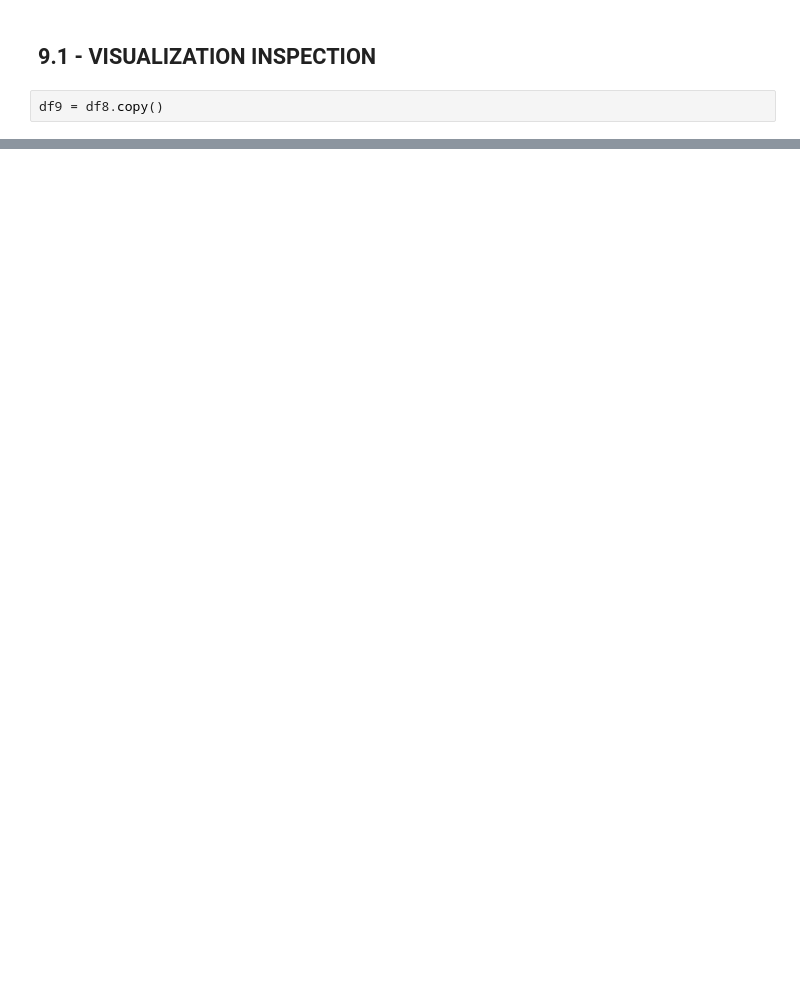
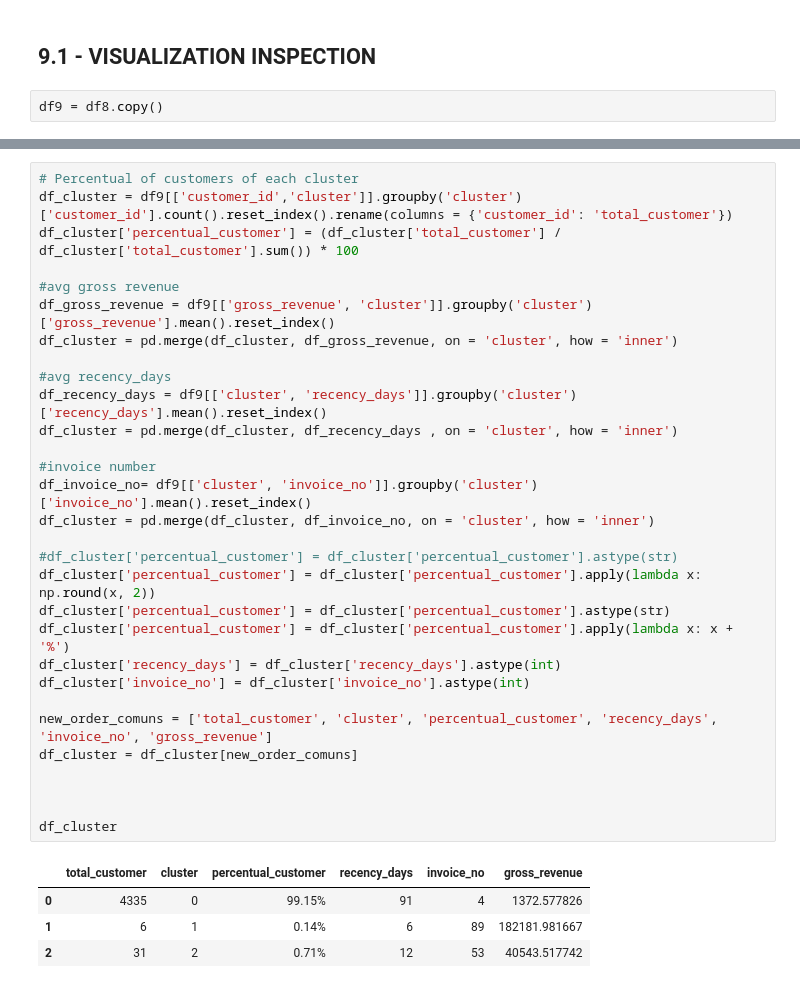
Before and after one commit to erickvieiras/customer_loyalty_program, a Jupyter notebook: notebook/clustering.ipynb, the cells around one changed output, grey strips where cells are left out. Cells and saved outputs as stored; diff of their text form; blank space fills up the shorter version.

```diff
--- a/notebook/clustering.ipynb
+++ b/notebook/clustering.ipynb
@@ -262,0 +376,35 @@ fig.show()
+# %%
+# Percentual of customers of each cluster
+df_cluster = df9[['customer_id','cluster']].groupby('cluster')['customer_id'].count().reset_index().rename(columns = {'customer_id': 'total_customer'})
+df_cluster['percentual_customer'] = (df_cluster['total_customer'] / df_cluster['total_customer'].sum()) * 100
+
+#avg gross revenue
+df_gross_revenue = df9[['gross_revenue', 'cluster']].groupby('cluster')['gross_revenue'].mean().reset_index()
+df_cluster = pd.merge(df_cluster, df_gross_revenue, on = 'cluster', how = 'inner')
+
+#avg recency_days
+df_recency_days = df9[['cluster', 'recency_days']].groupby('cluster')['recency_days'].mean().reset_index()
+df_cluster = pd.merge(df_cluster, df_recency_days , on = 'cluster', how = 'inner')
+
+#invoice number
+df_invoice_no= df9[['cluster', 'invoice_no']].groupby('cluster')['invoice_no'].mean().reset_index()
+df_cluster = pd.merge(df_cluster, df_invoice_no, on = 'cluster', how = 'inner')
+
+#df_cluster['percentual_customer'] = df_cluster['percentual_customer'].astype(str)
+df_cluster['percentual_customer'] = df_cluster['percentual_customer'].apply(lambda x: np.round(x, 2))
+df_cluster['percentual_customer'] = df_cluster['percentual_customer'].astype(str)
+df_cluster['percentual_customer'] = df_cluster['percentual_customer'].apply(lambda x: x + '%')
+df_cluster['recency_days'] = df_cluster['recency_days'].astype(int)
+df_cluster['invoice_no'] = df_cluster['invoice_no'].astype(int)
+
+new_order_comuns = ['total_customer', 'cluster', 'percentual_customer', 'recency_days', 'invoice_no', 'gross_revenue']
+df_cluster = df_cluster[new_order_comuns]
+
+
+
+df_cluster
+# %% [output]
+|  | total_customer | cluster | percentual_customer | recency_days | invoice_no | gross_revenue |
+| 0 | 4335 | 0 | 99.15% | 91 | 4 | 1372.577826 |
+| 1 | 6 | 1 | 0.14% | 6 | 89 | 182181.981667 |
+| 2 | 31 | 2 | 0.71% | 12 | 53 | 40543.517742 |
```
Also changed, not shown: parts of 16 cells of this notebook.
